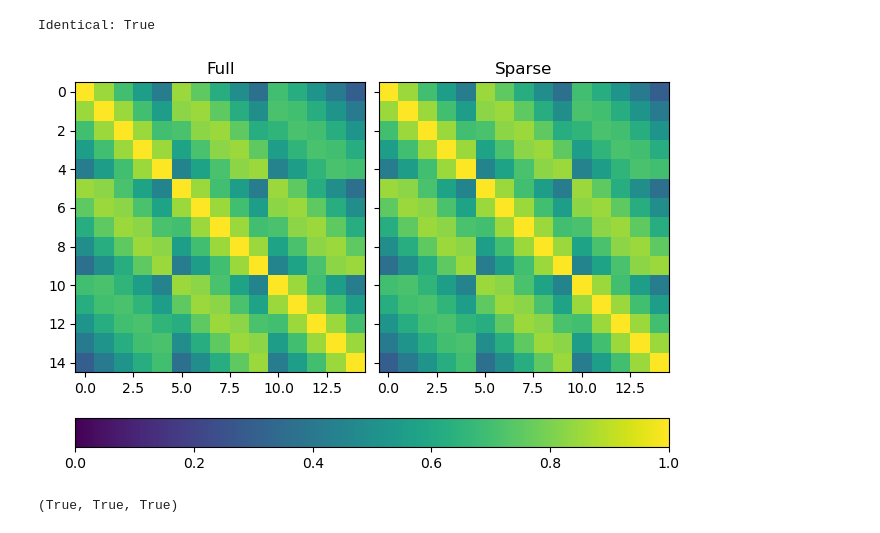
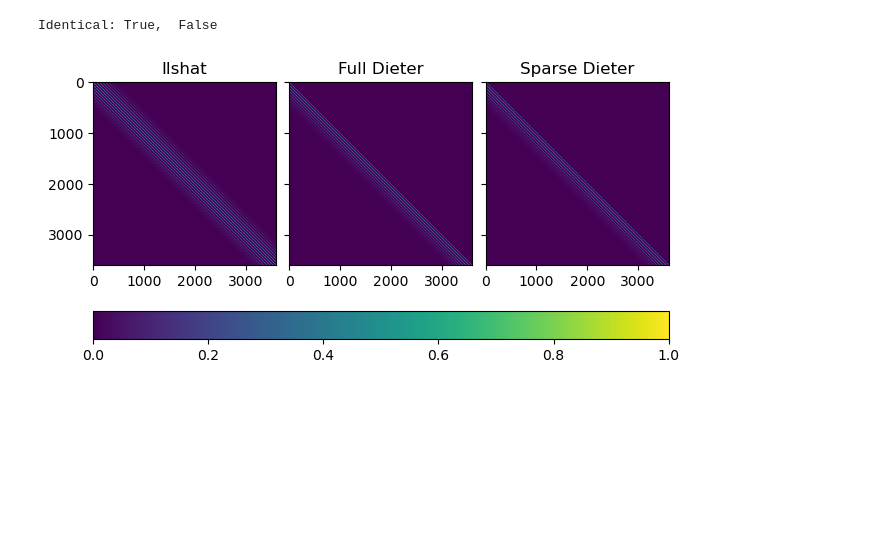
Before and after one commit to tuda-geo/resmda, a Jupyter notebook: notebooks/dev-cov.ipynb, the cells around one changed output. Cells and saved outputs as stored; diff of their text form; code cells hidden in the pictures; blank space fills up the shorter version.

```diff
--- a/notebooks/dev-cov.ipynb
+++ b/notebooks/dev-cov.ipynb
@@ -4,10 +5,10 @@ import scipy as sp
 %load_ext memory_profiler
 # %%
 # Covariogram parameters
-L = (12.1, 8.5)
+L = (10, 10)
 theta = 45 * np.pi/180
 sigma_prior2 = 1.0
-nx = 5
-ny = 3
+nx = 60
+ny = 60
 nc = nx*ny
 inp = (nx, ny, L, theta, sigma_prior2)
@@ -80,16 +41,11 @@ def full_dieter(nx, ny, length, theta, sigma_pr2):
     # Fill the first row nx * nc
     tmp = np.zeros([nx, nc])
     for i in range(nx):
-        x0 = (i % nx) + 1
-        x1 = (i // nx) + 1
         for j in range(i+1, nc):
-            y0 = (j % nx) + 1
-            y1 = (j // nx) + 1
-            d0 = y0 - x0
-            d1 = y1 - x1
+            d0 = j % nx - i
+            d1 = j // nx
             rot0 = cost*d0 - sint*d1
             rot1 = sint*d0 + cost*d1
-
             hl = np.sqrt((rot0/length[0])**2 + (rot1/length[1])**2)
 
             # Calculate value.
@@ -100,10 +56,9 @@ def full_dieter(nx, ny, length, theta, sigma_pr2):
     cov = np.zeros([nc, nc])
     for j in range(ny):
         cov[nx*j:nx*(j+1), nx*j:] = tmp[:, :nc-nx*j]
-    # Fill the lower triangle with the transpose
-    cov += cov.T
+
     # Add the diagonal
     cov += np.diag(np.ones(nc))
 
-    return cov
+    return cov.T
 # %%
@@ -150,24 +95,19 @@ def sparse_dieter(nx, ny, length, theta, sigma_pr2):
 # %%
+ils = ilshat(*inp)
 fdi = full_dieter(*inp)
 sdi = sparse_dieter(*inp)
 
-fig, axs = plt.subplots(1, 2, sharex=True, sharey=True, constrained_layout=True)
-axs[0].set_title('Full')
-axs[1].set_title('Sparse')
-im = axs[0].imshow(fdi, aspect='equal', vmin=0, vmax=1)
-axs[1].imshow(sdi, aspect='equal', vmin=0, vmax=1)
+fig, axs = plt.subplots(1, 3, sharex=True, sharey=True, constrained_layout=True)
+axs[0].set_title('Ilshat')
+axs[1].set_title('Full Dieter')
+axs[2].set_title('Sparse Dieter')
+im = axs[0].imshow(ils, aspect='equal', vmin=0, vmax=1)
+axs[1].imshow(fdi, aspect='equal', vmin=0, vmax=1)
+axs[2].imshow(sdi, aspect='equal', vmin=0, vmax=1)
 fig.colorbar(im, ax=axs, orientation='horizontal')
-print(f"Identical: {np.allclose(fdi, sdi)}")
+print(f"Identical: {np.allclose(sp.linalg.cholesky(ils, True), sp.linalg.cholesky(fdi, True))}, ",
+      f"{np.allclose(sp.linalg.cholesky(ils, True), sp.linalg.cholesky(sdi, True))}")
 # %% [output]
-Identical: True
+Identical: True,  False
-[figure, old version]
+[figure, new version]
-# %%
-gab = gabriel(*inp)
-ils = ilshat(*inp)
-fdi = full_dieter(*inp)
-sdi = sparse_dieter(*inp)
-
-np.allclose(gab, ils), np.allclose(gab, fdi), np.allclose(gab, sdi)
-# %% [output]
-(True, True, True)
 # %%
```
Also changed, not shown: parts of 6 cells of this notebook, 1 other file.
